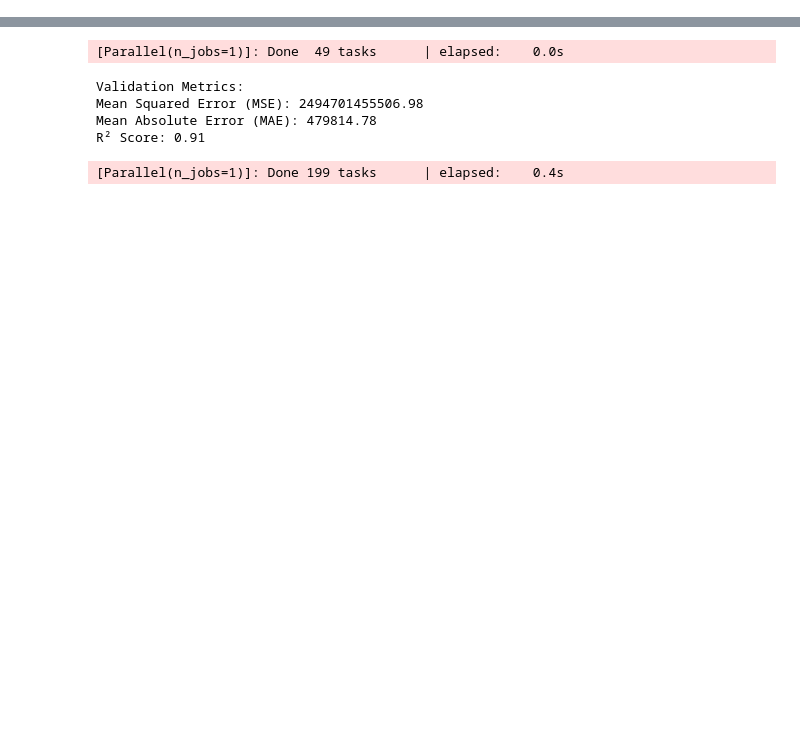
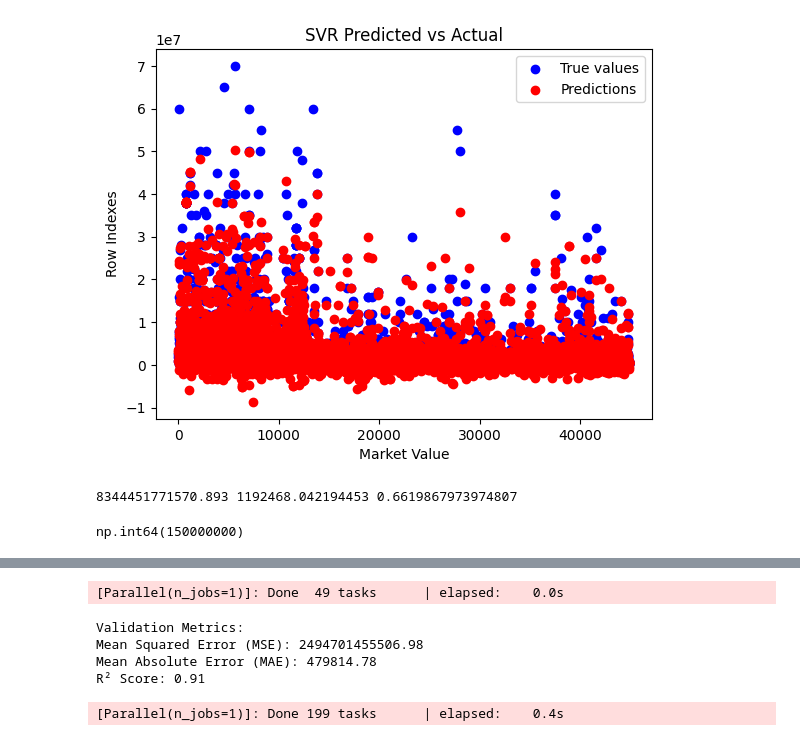
Before and after one commit to Ardacikgoz/FootballPlayerMarketValue, a Jupyter notebook: Model.ipynb, the cells around one changed output, grey strips where cells are left out. Drawn from its saved outputs; the diff is of its cells as text; code cells hidden in the pictures; blank space fills up the shorter version.

```diff
--- a/Model.ipynb
+++ b/Model.ipynb
@@ -25,4 +61,4 @@ df_low_dim = pd.read_csv("Processed_Data_Lower_Dim_Fixed.csv")
 X_lowdim = df_low_dim.drop(["Market_Value","TransfermarktId","Name","Season_Name","club_contract_valid_until_year","nationality_id","nationality_name","value_eur","Old_Club","New_Club","club_name","body_type"], axis=1)
 y_lowdim = df_low_dim['Market_Value']
 # %%
-X_train, y_train,X_test, y_test = train_test_split(X_lowdim, y_lowdim, test_size=0.2, random_state=30)  # 40% for temp
+X_train,X_test, y_train, y_test = train_test_split(X_lowdim, y_lowdim, test_size=0.2, random_state=30)  # 40% for temp
@@ -28,0 +159,7 @@ X_train, y_train,X_test, y_test = train_test_split(X_lowdim, y_lowdim, test_size
+# %%
+scaler_X = StandardScaler()
+scaler_y = StandardScaler()
+X_train_scaled = scaler_X.fit_transform(X_train)
+X_test_scaled = scaler_X.transform(X_test)
+y_train_scaled = scaler_y.fit_transform(y_train.to_numpy().reshape(-1, 1))
+y_test_scaled = scaler_y.transform(y_test.to_numpy().reshape(-1, 1))
@@ -28,0 +177,26 @@ X_train, y_train,X_test, y_test = train_test_split(X_lowdim, y_lowdim, test_size
+# %%
+# Plot the results
+plt.scatter(X_test.index, y_test, color='blue', label='True values')
+plt.scatter(X_test.index, y_pred, color='red', label='Predictions')
+plt.legend()
+plt.ylabel('Row Indexes')
+plt.xlabel('Market Value')
+plt.title('SVR Predicted vs Actual')
+plt.savefig("svr_graph100_0.01.png")
+plt.show()
+
+# Print model performance (e.g., R^2 score)
+#print(f'R^2 score: {svr.score(X_test_scaled, y_test_scaled)}')
+# %% [output]
+[figure, added]
+# %%
+val_mse = mean_squared_error(y_test, y_pred)
+val_mae = mean_absolute_error(y_test, y_pred)
+val_r2 = r2_score(y_test, y_pred)
+print(val_mse,val_mae,val_r2)
+# %% [output]
+8344451771570.893 1192468.042194453 0.6619867973974807
+# %%
+df_low_dim["Market_Value"].max()
+# %% [output]
+np.int64(150000000)
```
Also changed, not shown: parts of 25 cells of this notebook.
